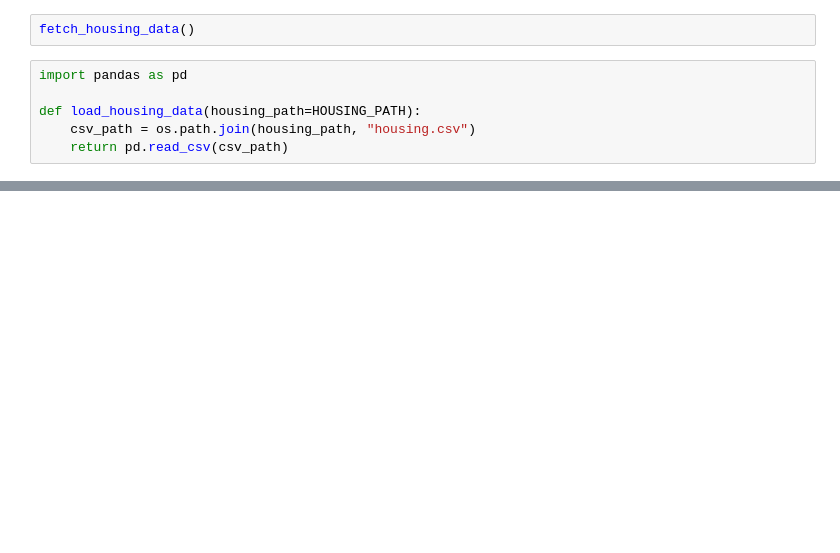
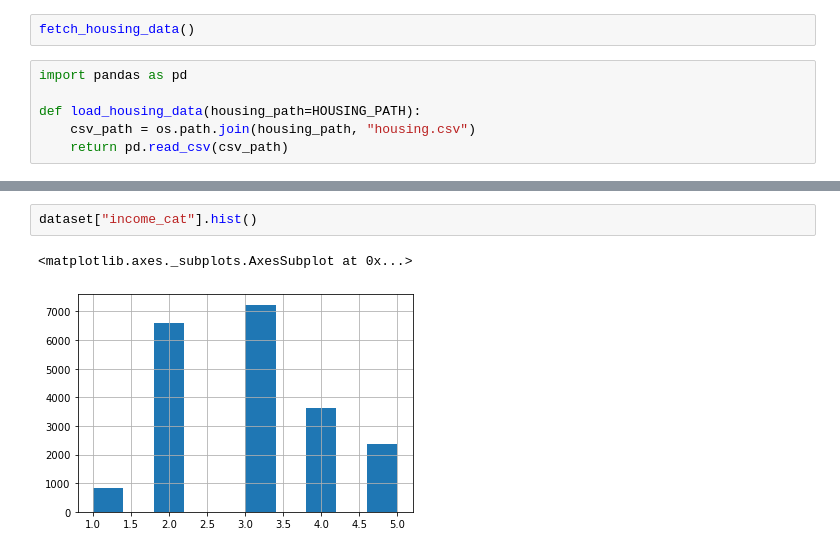
Before and after one commit to Mystery01092000/Tensorflow-Practice, a Jupyter notebook: Housing.ipynb, the cells around one changed output, grey strips where cells are left out. Drawn from its saved outputs; the diff is of its cells as text; blank space fills up the shorter version.

```diff
--- a/Housing.ipynb
+++ b/Housing.ipynb
@@ -28,0 +108,5 @@ dataset.head()
+# %%
+dataset["income_cat"].hist()
+# %% [output]
+<matplotlib.axes._subplots.AxesSubplot at 0x...>
+[figure, added]
```
Also changed, not shown: parts of 29 cells of this notebook, 1 other file.
